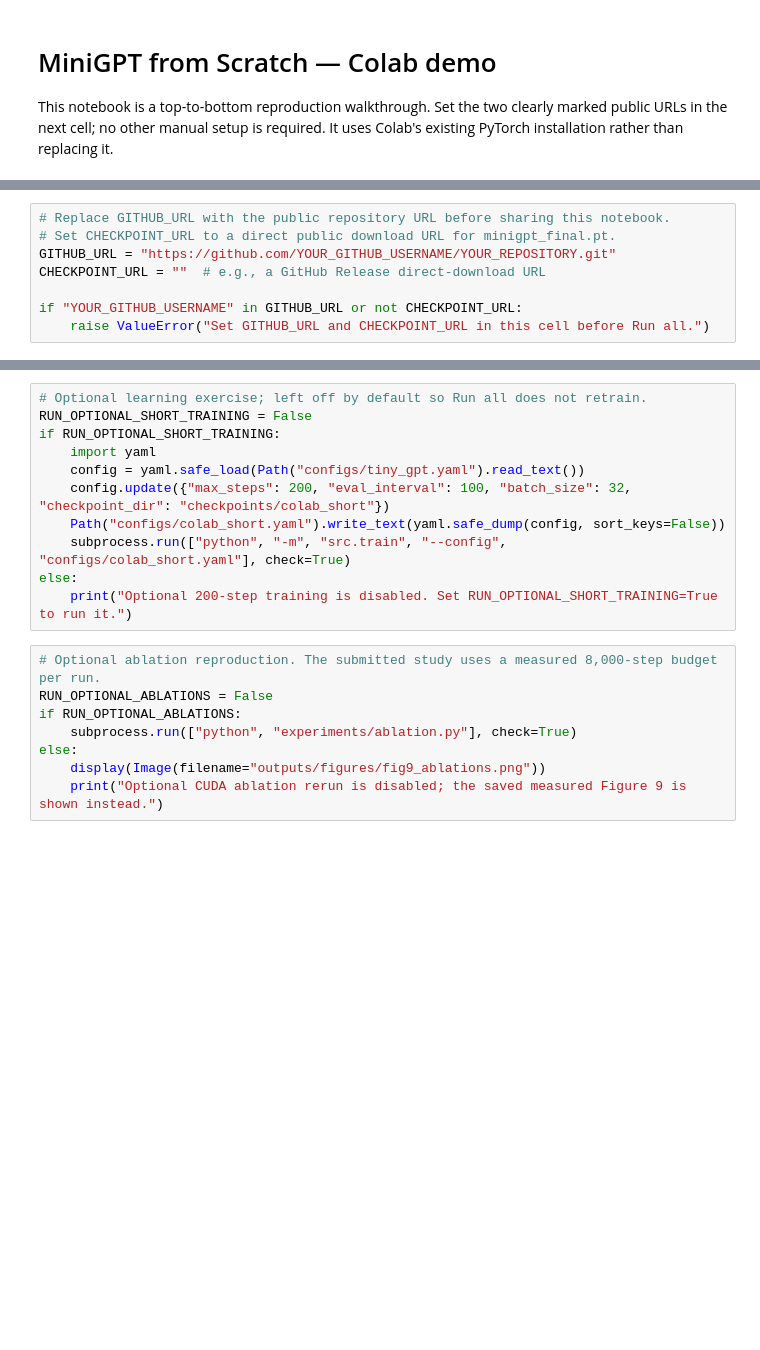
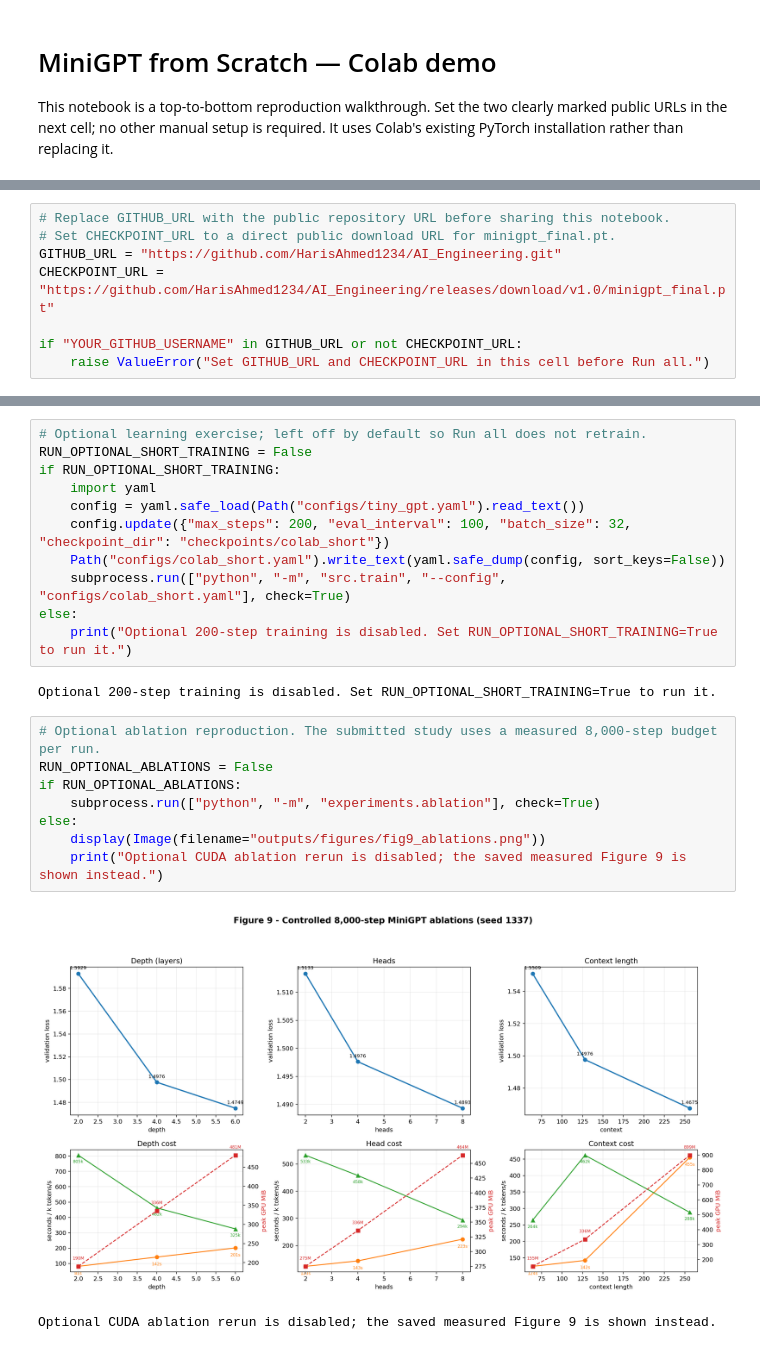
Before and after one commit to HarisAhmed1234/AI_Engineering, a Jupyter notebook: notebooks/colab_demo.ipynb, the cells around one changed output, grey strips where cells are left out. Cells and saved outputs as stored; diff of their text form; blank space fills up the shorter version.

```diff
--- a/notebooks/colab_demo.ipynb
+++ b/notebooks/colab_demo.ipynb
@@ -5,8 +7,8 @@ This notebook is a top-to-bottom reproduction walkthrough. Set the two clearly m
 # %%
 # Replace GITHUB_URL with the public repository URL before sharing this notebook.
 # Set CHECKPOINT_URL to a direct public download URL for minigpt_final.pt.
-GITHUB_URL = "https://github.com/YOUR_GITHUB_USERNAME/YOUR_REPOSITORY.git"
-CHECKPOINT_URL = ""  # e.g., a GitHub Release direct-download URL
+GITHUB_URL = "https://github.com/HarisAhmed1234/AI_Engineering.git"
+CHECKPOINT_URL = "https://github.com/HarisAhmed1234/AI_Engineering/releases/download/v1.0/minigpt_final.pt"
 
 if "YOUR_GITHUB_USERNAME" in GITHUB_URL or not CHECKPOINT_URL:
     raise ValueError("Set GITHUB_URL and CHECKPOINT_URL in this cell before Run all.")
@@ -77,11 +114,16 @@ if RUN_OPTIONAL_SHORT_TRAINING:
     subprocess.run(["python", "-m", "src.train", "--config", "configs/colab_short.yaml"], check=True)
 else:
     print("Optional 200-step training is disabled. Set RUN_OPTIONAL_SHORT_TRAINING=True to run it.")
+# %% [output]
+Optional 200-step training is disabled. Set RUN_OPTIONAL_SHORT_TRAINING=True to run it.
 # %%
 # Optional ablation reproduction. The submitted study uses a measured 8,000-step budget per run.
 RUN_OPTIONAL_ABLATIONS = False
 if RUN_OPTIONAL_ABLATIONS:
-    subprocess.run(["python", "experiments/ablation.py"], check=True)
+    subprocess.run(["python", "-m", "experiments.ablation"], check=True)
 else:
     display(Image(filename="outputs/figures/fig9_ablations.png"))
     print("Optional CUDA ablation rerun is disabled; the saved measured Figure 9 is shown instead.")
+# %% [output]
+[figure, added]
+Optional CUDA ablation rerun is disabled; the saved measured Figure 9 is shown instead.
```
Also changed, not shown: parts of 7 cells of this notebook.
